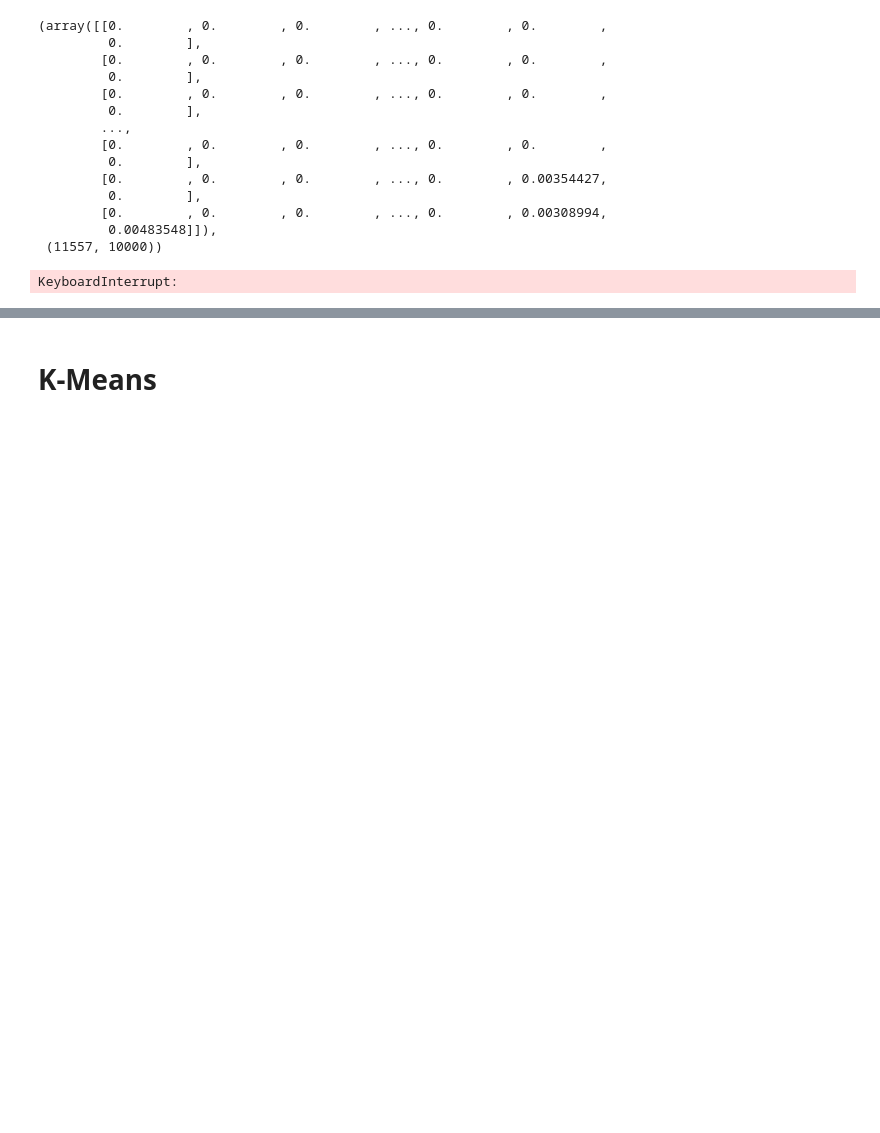
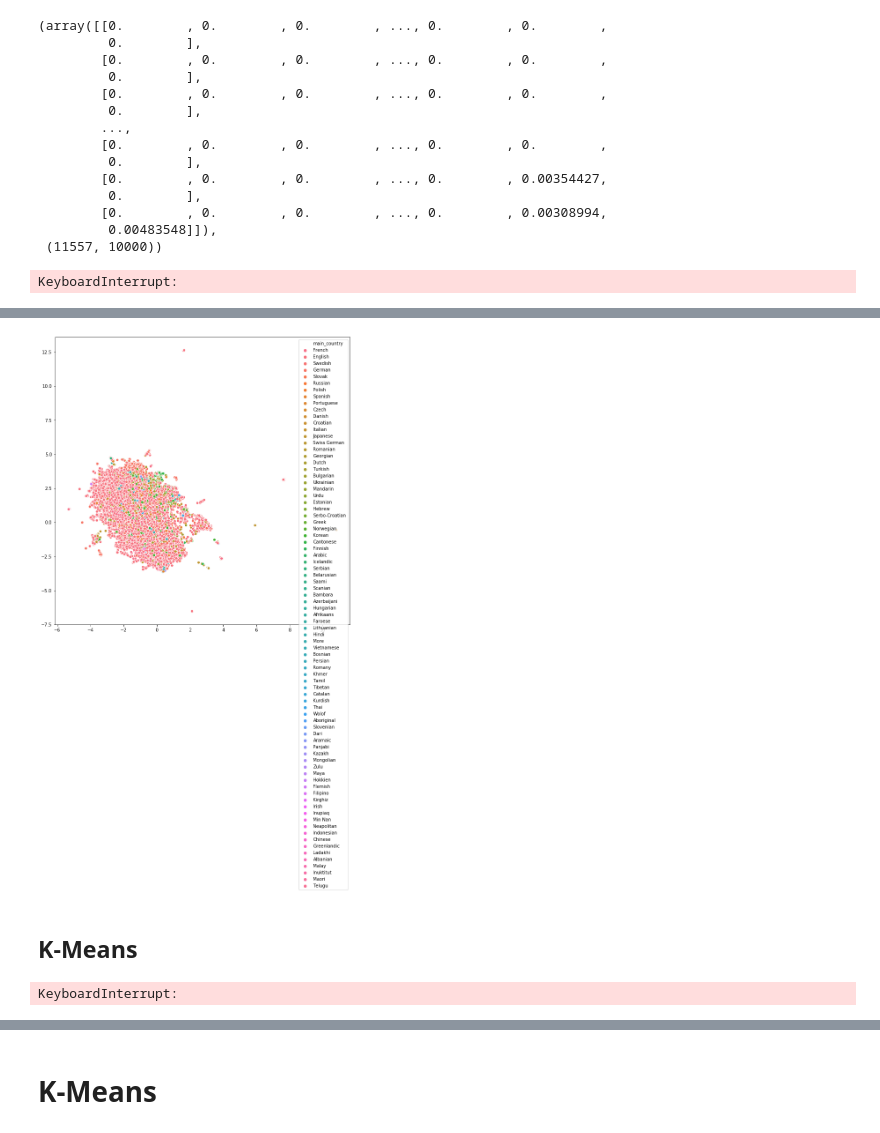
Before and after one commit to LennartKeller/SubtitleClustering, a Jupyter notebook: notebooks/Diana_ClusteringProdRegion.ipynb, the cells around one changed output, grey strips where cells are left out. Saved outputs shown, nothing was run; the diff lists cells and outputs as text; code cells hidden in the pictures; blank space fills up the shorter version.

```diff
--- a/notebooks/Diana_ClusteringProdRegion.ipynb
+++ b/notebooks/Diana_ClusteringProdRegion.ipynb
@@ -601,0 +654,14 @@ plt.show()
+# %%
+plt.figure(figsize=(12,12))
+sns.scatterplot(Xr_tfidf[:,0], Xr_tfidf[:,1], hue=df['main_country'])
+plt.show()
+# %% [output]
+[figure, added]
+# %% [markdown]
+## K-Means
+# %%
+kmeans = KMeans(n_clusters=7)
+kmeans.fit(tokens)
+y_kmeans = kmeans.predict(tokens)
+# %% [output]
+KeyboardInterrupt:
```
Also changed, not shown: parts of 21 cells of this notebook.
